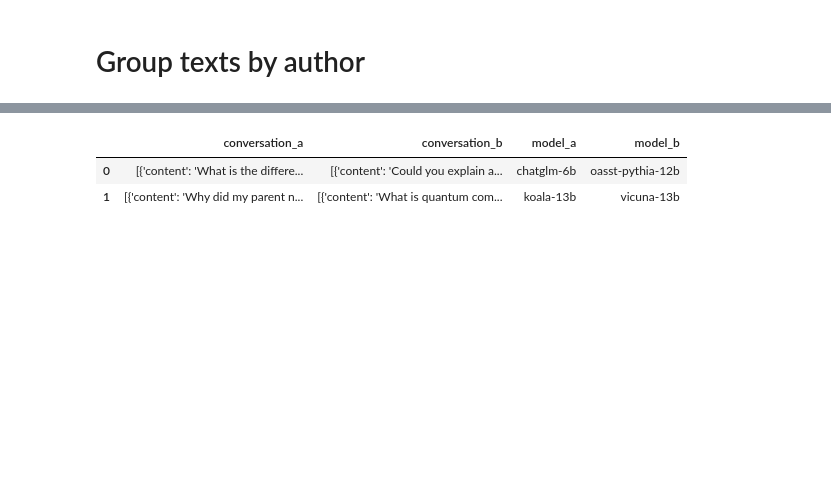
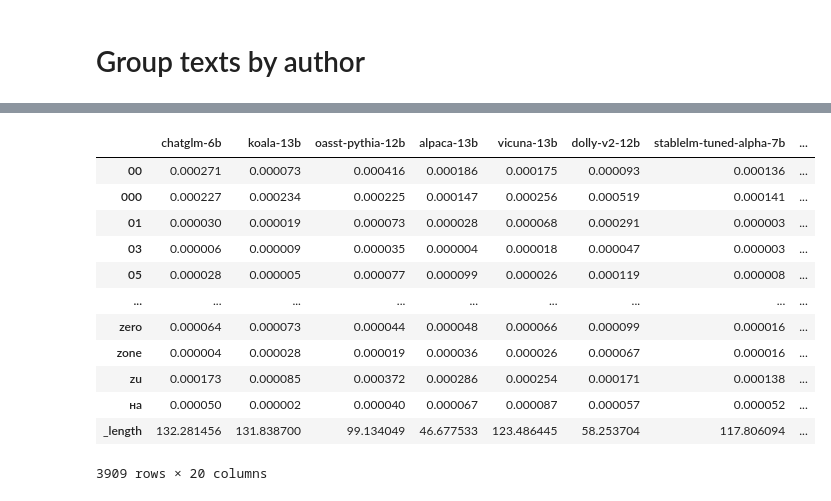
Before and after one commit to homeworkace/slop-radar, a Jupyter notebook: MLNN.ipynb, the cells around one changed output, grey strips where cells are left out. Cells and saved outputs as stored; diff of their text form; code cells hidden in the pictures; blank space fills up the shorter version.

```diff
--- a/MLNN.ipynb
+++ b/MLNN.ipynb
@@ -149,31 +187,18 @@ Name: conversation_a, dtype: object
 # %%
-wtf = pd.DataFrame({
-    "conversation_a": [
-        [
-            {"content": "What is the difference between OpenCL and CUDA?", "role": "user"},
-            {"content": "OpenCL and CUDA are different programming models.", "role": "assistant"}
-        ],
-        [
-            {"content": "Why did my parent not invite me to the party?", "role": "user"},
-            {"content": "Perhaps they forgot, or you can ask them directly.", "role": "assistant"}
-        ]
-    ],
-    "conversation_b": [
-        [
-            {"content": "Could you explain artificial intelligence?", "role": "user"},
-            {"content": "Artificial intelligence is a fascinating field.", "role": "assistant"}
-        ],
-        [
-            {"content": "What is quantum computing?", "role": "user"},
-            {"content": "Quantum computing leverages quantum mechanics.", "role": "assistant"}
-        ]
-    ],
-    "model_a": ["chatglm-6b", "koala-13b"],
-    "model_b": ["oasst-pythia-12b", "vicuna-13b"]
-})
+common_tokens_only = author_df[author_df.ne(0).sum(axis=1) == 20]
+
+common_tokens_only
+# %% [output]
+|  | chatglm-6b | koala-13b | oasst-pythia-12b | alpaca-13b | vicuna-13b | dolly-v2-12b | stablelm-tuned-alpha-7b | ... |
+| 00 | 0.000271 | 0.000073 | 0.000416 | 0.000186 | 0.000175 | 0.000093 | 0.000136 | ... |
+| 000 | 0.000227 | 0.000234 | 0.000225 | 0.000147 | 0.000256 | 0.000519 | 0.000141 | ... |
+| 01 | 0.000030 | 0.000019 | 0.000073 | 0.000028 | 0.000068 | 0.000291 | 0.000003 | ... |
+| 03 | 0.000006 | 0.000009 | 0.000035 | 0.000004 | 0.000018 | 0.000047 | 0.000003 | ... |
+| 05 | 0.000028 | 0.000005 | 0.000077 | 0.000099 | 0.000026 | 0.000119 | 0.000008 | ... |
+| ... | ... | ... | ... | ... | ... | ... | ... | ... |
+| zero | 0.000064 | 0.000073 | 0.000044 | 0.000048 | 0.000066 | 0.000099 | 0.000016 | ... |
+| zone | 0.000004 | 0.000028 | 0.000019 | 0.000036 | 0.000026 | 0.000067 | 0.000016 | ... |
+| zu | 0.000173 | 0.000085 | 0.000372 | 0.000286 | 0.000254 | 0.000171 | 0.000138 | ... |
+| на | 0.000050 | 0.000002 | 0.000040 | 0.000067 | 0.000087 | 0.000057 | 0.000052 | ... |
+| _length | 132.281456 | 131.838700 | 99.134049 | 46.677533 | 123.486445 | 58.253704 | 117.806094 | ... |
+3909 rows × 20 columns
-# %%
-wtf
-# %% [output]
-|  | conversation_a | conversation_b | model_a | model_b |
-| 0 | [{'content': 'What is the differe... | [{'content': 'Could you explain a... | chatglm-6b | oasst-pythia-12b |
-| 1 | [{'content': 'Why did my parent n... | [{'content': 'What is quantum com... | koala-13b | vicuna-13b |
```
Also changed, not shown: parts of 14 cells of this notebook.
